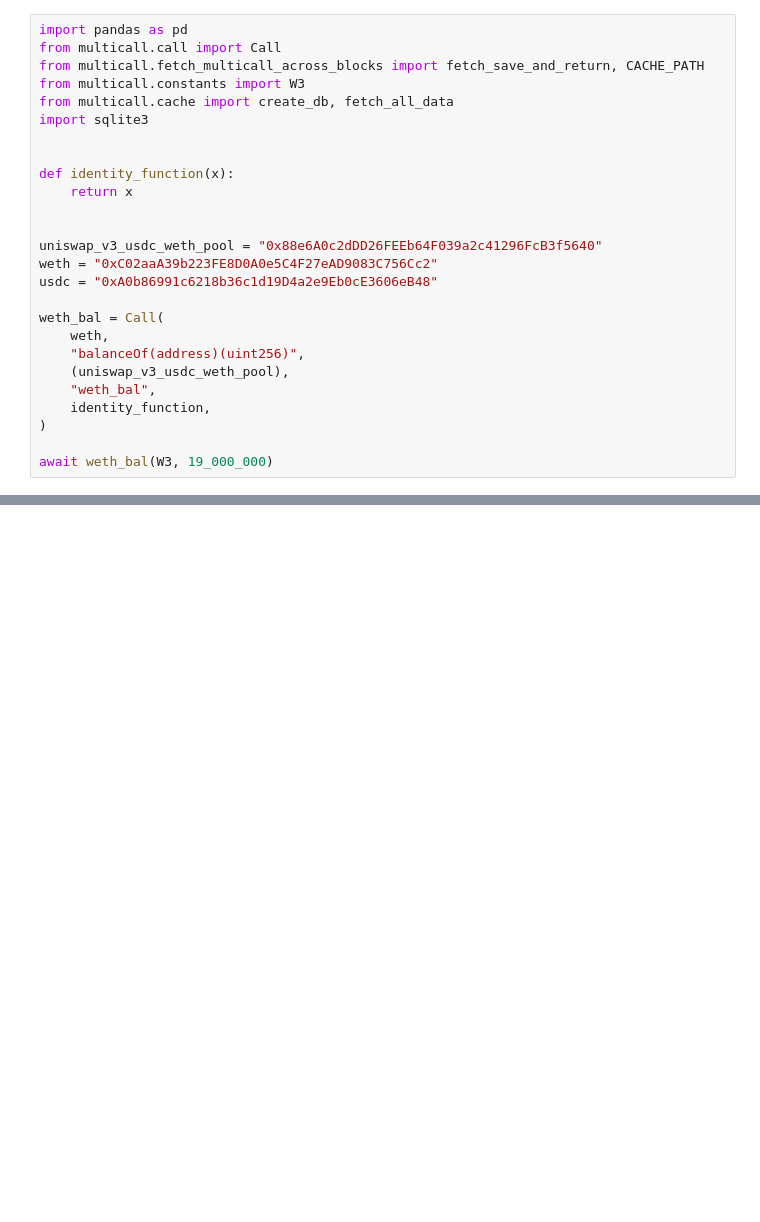
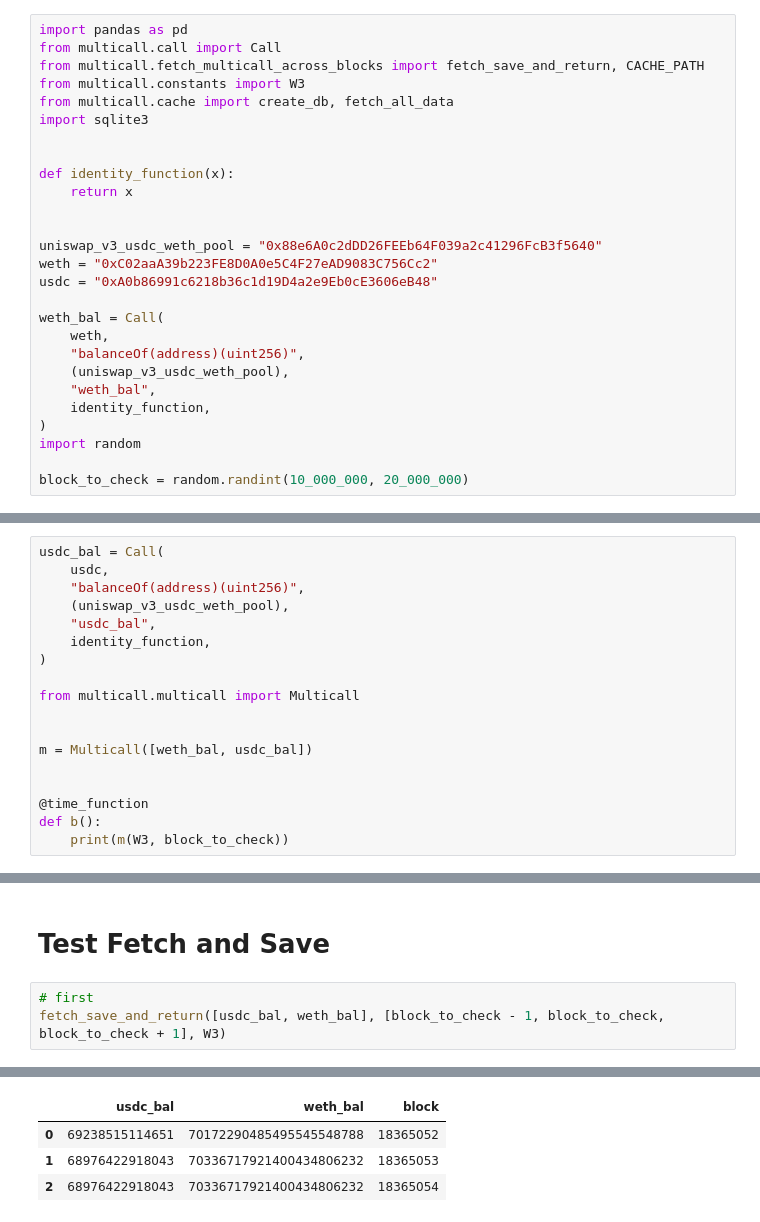
Before and after one commit to parkerburchett/multicallcache.py, a Jupyter notebook: playgound/verifyCallMulitCallAndFetchAndSaveWorkInJupyter.ipynb, the cells around one changed output, grey strips where cells are left out. Drawn from its saved outputs; the diff is of its cells as text; blank space fills up the shorter version.

```diff
--- a/playgound/verifyCallMulitCallAndFetchAndSaveWorkInJupyter.ipynb
+++ b/playgound/verifyCallMulitCallAndFetchAndSaveWorkInJupyter.ipynb
@@ -22,5 +22,6 @@ weth_bal = Call(
     "weth_bal",
     identity_function,
 )
+import random
 
-await weth_bal(W3, 19_000_000)
+block_to_check = random.randint(10_000_000, 20_000_000)
@@ -40,0 +51,18 @@ DatabaseError: Execution failed on sql 'SELECT * FROM multicallCache': no such t
+# %%
+usdc_bal = Call(
+    usdc,
+    "balanceOf(address)(uint256)",
+    (uniswap_v3_usdc_weth_pool),
+    "usdc_bal",
+    identity_function,
+)
+
+from multicall.multicall import Multicall
+
+
+m = Multicall([weth_bal, usdc_bal])
+
+
+@time_function
+def b():
+    print(m(W3, block_to_check))
@@ -40,0 +84,6 @@ DatabaseError: Execution failed on sql 'SELECT * FROM multicallCache': no such t
+# %% [markdown]
+# Test Fetch and Save
+# %%
+# first
+fetch_save_and_return([usdc_bal, weth_bal], [block_to_check - 1, block_to_check, block_to_check + 1], W3)
+# %% [output]
@@ -40,0 +99,4 @@ DatabaseError: Execution failed on sql 'SELECT * FROM multicallCache': no such t
+|  | usdc_bal | weth_bal | block |
+| 0 | 69238515114651 | 70172290485495545548788 | 18365052 |
+| 1 | 68976422918043 | 70336717921400434806232 | 18365053 |
+| 2 | 68976422918043 | 70336717921400434806232 | 18365054 |
```
Also changed, not shown: parts of 21 cells of this notebook, 7 other files.
